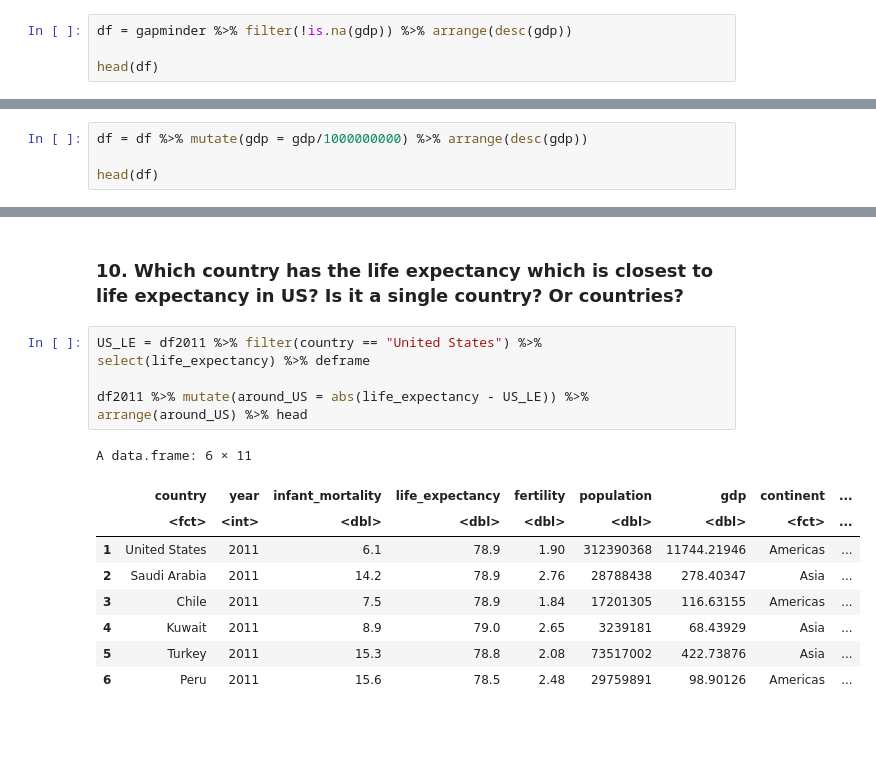
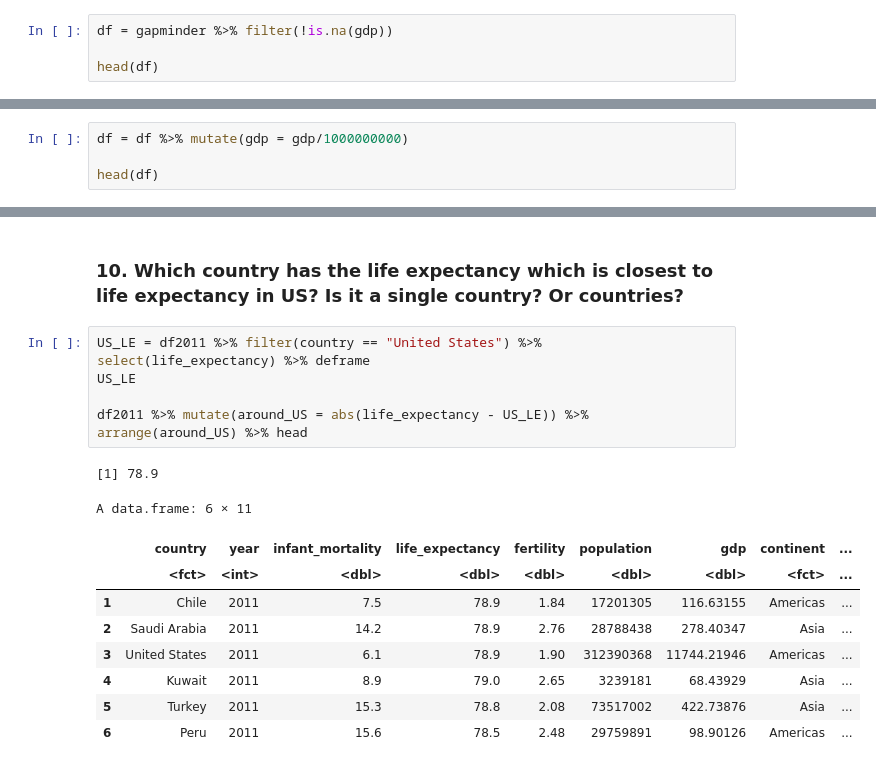
Before and after one commit to ryandun/stats306lab3, a Jupyter notebook: stats306_review_solution.ipynb, the cells around one changed output, grey strips where cells are left out. Cells and saved outputs as stored; diff of their text form; blank space fills up the shorter version.

```diff
--- a/stats306_review_solution.ipynb
+++ b/stats306_review_solution.ipynb
@@ -35,7 +35,7 @@ $ region           <fct> Southern Europe, Northern Africa, Middle Africa, Cari
 # %% [markdown]
 ### 1. Filter out all countries with `NA` for gdp and assign filtered dataset to a variable called `df`.
 # %%
-df = gapminder %>% filter(!is.na(gdp)) %>% arrange(desc(gdp))
+df = gapminder %>% filter(!is.na(gdp))
 
 head(df)
 # %% [output]
@@ -51,7 +51,7 @@ A data.frame: 6 × 9
 # %% [markdown]
 ### 2. `gdp` is in dollars. Convert it to billion dollars and save it to same dataset, df.
 # %%
-df = df %>% mutate(gdp = gdp/1000000000) %>% arrange(desc(gdp))
+df = df %>% mutate(gdp = gdp/1000000000)
 
 head(df)
 # %% [output]
@@ -244,15 +242,17 @@ A data.frame: 1 × 10
 ### 10. Which country has the life expectancy which is closest to life expectancy in US? Is it a single country? Or countries?
 # %%
 US_LE = df2011 %>% filter(country == "United States") %>% select(life_expectancy) %>% deframe
+US_LE
 
 df2011 %>% mutate(around_US = abs(life_expectancy - US_LE)) %>% arrange(around_US) %>% head
 # %% [output]
-A data.frame: 6 × 11
+[1] 78.9
+A data.frame: 6 × 11
 |  | country | year | infant_mortality | life_expectancy | fertility | population | gdp | continent | ... |
 |  | <fct> | <int> | <dbl> | <dbl> | <dbl> | <dbl> | <dbl> | <fct> | ... |
-| 1 | United States | 2011 | 6.1 | 78.9 | 1.90 | 312390368 | 11744.21946 | Americas | ... |
+| 1 | Chile | 2011 | 7.5 | 78.9 | 1.84 | 17201305 | 116.63155 | Americas | ... |
 | 2 | Saudi Arabia | 2011 | 14.2 | 78.9 | 2.76 | 28788438 | 278.40347 | Asia | ... |
-| 3 | Chile | 2011 | 7.5 | 78.9 | 1.84 | 17201305 | 116.63155 | Americas | ... |
+| 3 | United States | 2011 | 6.1 | 78.9 | 1.90 | 312390368 | 11744.21946 | Americas | ... |
 | 4 | Kuwait | 2011 | 8.9 | 79.0 | 2.65 | 3239181 | 68.43929 | Asia | ... |
 | 5 | Turkey | 2011 | 15.3 | 78.8 | 2.08 | 73517002 | 422.73876 | Asia | ... |
 | 6 | Peru | 2011 | 15.6 | 78.5 | 2.48 | 29759891 | 98.90126 | Americas | ... |
```
Also changed, not shown: parts of 4 cells of this notebook.
